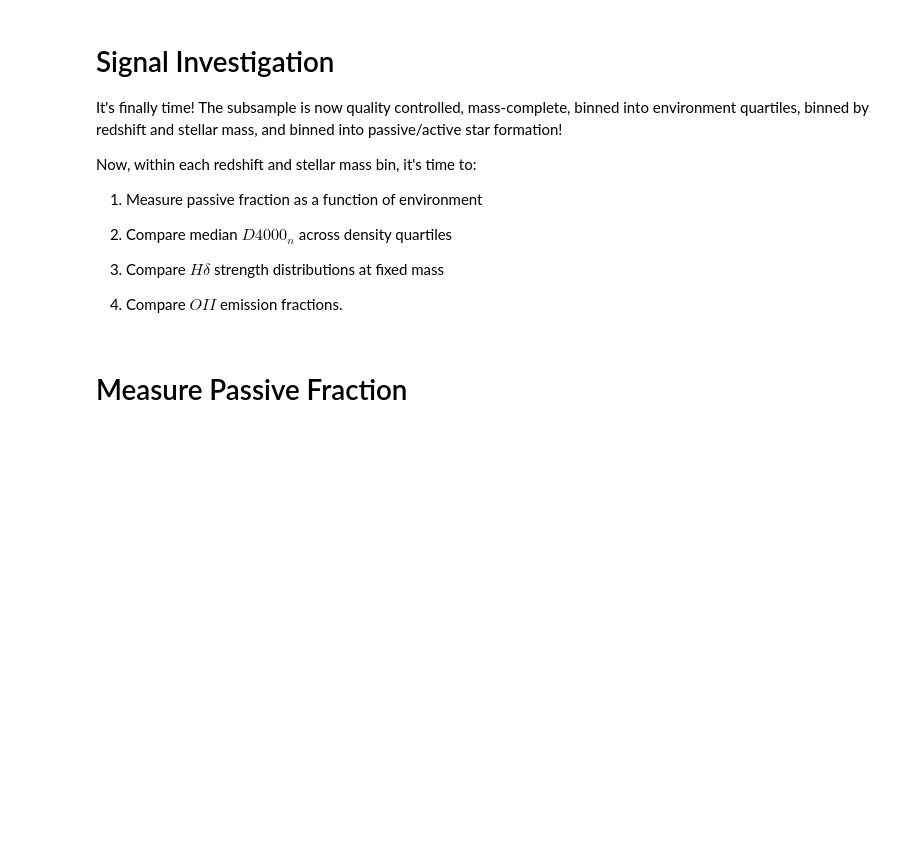
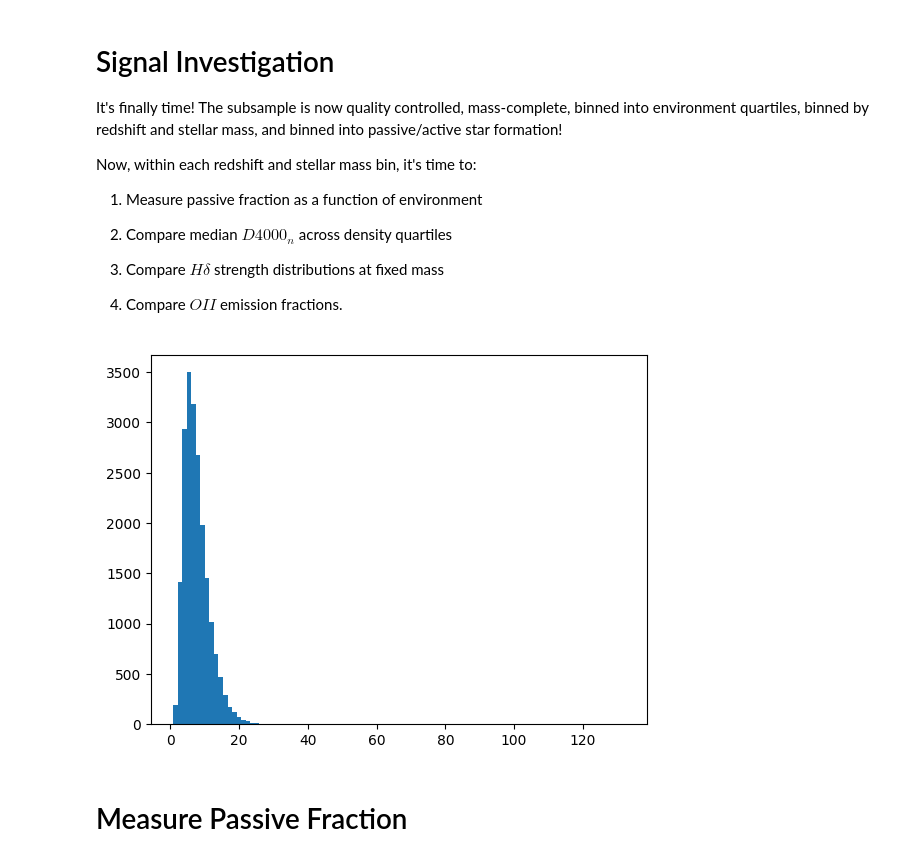
Before and after one commit to maraMaraschino/capstone-project, a Jupyter notebook: timescapes-notebook.ipynb, the cells around one changed output. Drawn from its saved outputs; the diff is of its cells as text; code cells hidden in the pictures; blank space fills up the shorter version.

Commit message:
Updated analysis work.

```diff
--- a/timescapes-notebook.ipynb
+++ b/timescapes-notebook.ipynb
@@ -1696,6 +1701,12 @@ Now, within each redshift and stellar mass bin, it's time to:
 3. Compare $H\delta$ strength distributions at fixed mass
 
 4. Compare $OII$ emission fractions.
+# %%
+r5NN = analysis_sample["d5NN"]
+plt.hist(r5NN, bins=100)
+plt.show()
+# %% [output]
+[figure, added]
 # %% [markdown]
 # Measure Passive Fraction
 # %%
```
Also changed, not shown: parts of 5 cells of this notebook.
